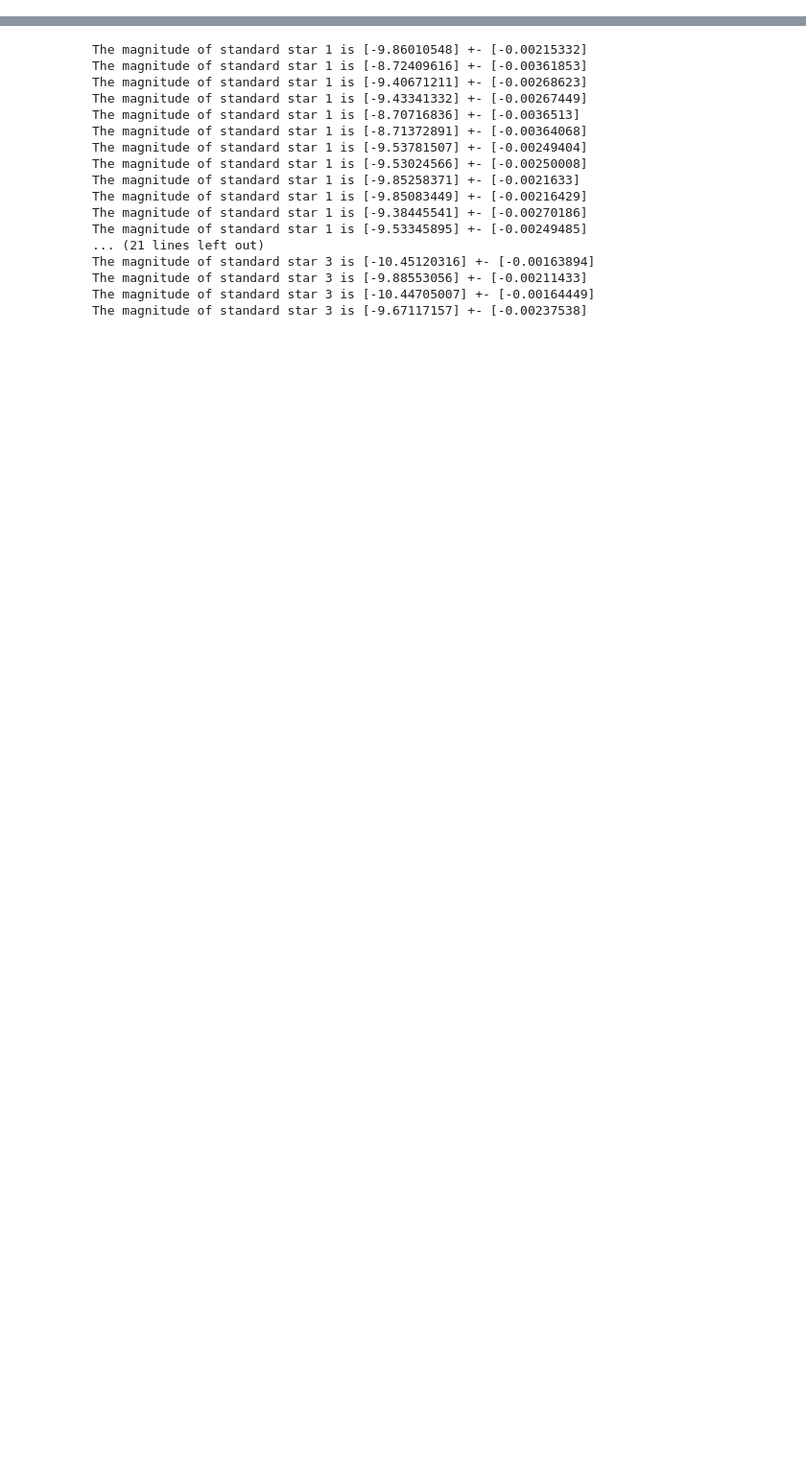
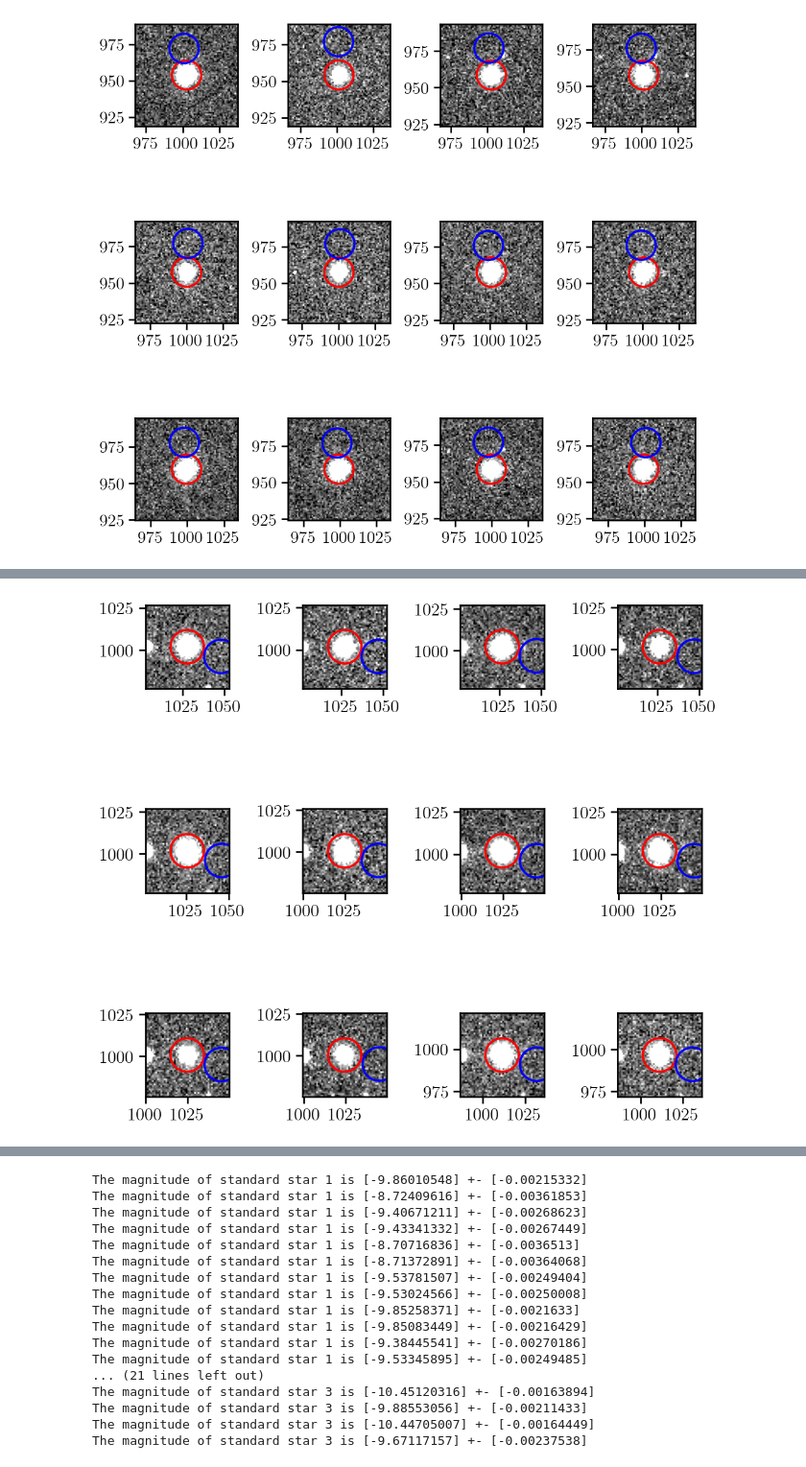
Before and after one commit to matyldarejus/TGP_Asteroids2_2025, a Jupyter notebook: Colours/colours2.ipynb, the cells around one changed output, grey strips where cells are left out. Shown at 96% size. Saved outputs shown, nothing was run; the diff lists cells and outputs as text; code cells hidden in the pictures; blank space fills up the shorter version.

```diff
--- a/Colours/colours2.ipynb
+++ b/Colours/colours2.ipynb
@@ -61,9 +77,9 @@ direc = 'C:/Users/Matylda/Documents/TGP'
 # %%
 # Find peaks in brightnesses corresponding to the standard star locations
 
-codes1 = [i for i in [167861, 167863, 167866, 167868, 167869, 167870, 167871, 167872, 167874, 167875, 167876, 167877]] # DAY 1
-codes2 = [i for i in [167879, 167880, 167881, 167882, 167885, 167886, 167887, 167888, 167889, 167890, 167905, 167906]] # DAY 2
-codes3 = [i for i in [167891, 167892, 167893, 167894, 167895, 167896, 167897, 167899, 167900, 167901, 167902, 167903, 167904]] # DAY 3
+codes1 = [i for i in [167861, 167863, 167866, 167868, 167869, 167870, 167871, 167872, 167874, 167875, 167876, 167877]] # SS 1
+codes2 = [i for i in [167879, 167880, 167881, 167882, 167885, 167886, 167887, 167888, 167889, 167890, 167905, 167906]] # SS 2
+codes3 = [i for i in [167891, 167892, 167893, 167894, 167895, 167896, 167897, 167899, 167900, 167901, 167902, 167903, 167904]] # SS 3
 
 data1 = []
 data2 = []
@@ -153,6 +169,7 @@ for d,l,a,h in zip(data1, locs_app1, axs.flatten(), hdrs1):
 
     locs1.append((x_refined, y_refined))
 
+fig.tight_layout()
 plt.show()
 
 
@@ -230,6 +247,7 @@ for d,l,a,h in zip(data2, locs_app2, axs2.flatten(), hdrs2):
 
     locs2.append((x_refined, y_refined))
 
+fig2.tight_layout()
 plt.show()
 
 
@@ -308,5 +326,6 @@ for d,l,a,h in zip(data3, locs_app3, axs3.flatten(), hdrs3):
 
     locs3.append((x_refined, y_refined))
 
+fig3.tight_layout()
 plt.show()
 # %% [output]
@@ -313,0 +349 @@ FileNotFoundError: [Errno 2] No such file or directory: 'C:/Users/Matylda/Docume
+[figure, added]
@@ -313,0 +367 @@ FileNotFoundError: [Errno 2] No such file or directory: 'C:/Users/Matylda/Docume
+[figure, added]
```
Also changed, not shown: parts of 12 cells of this notebook.
